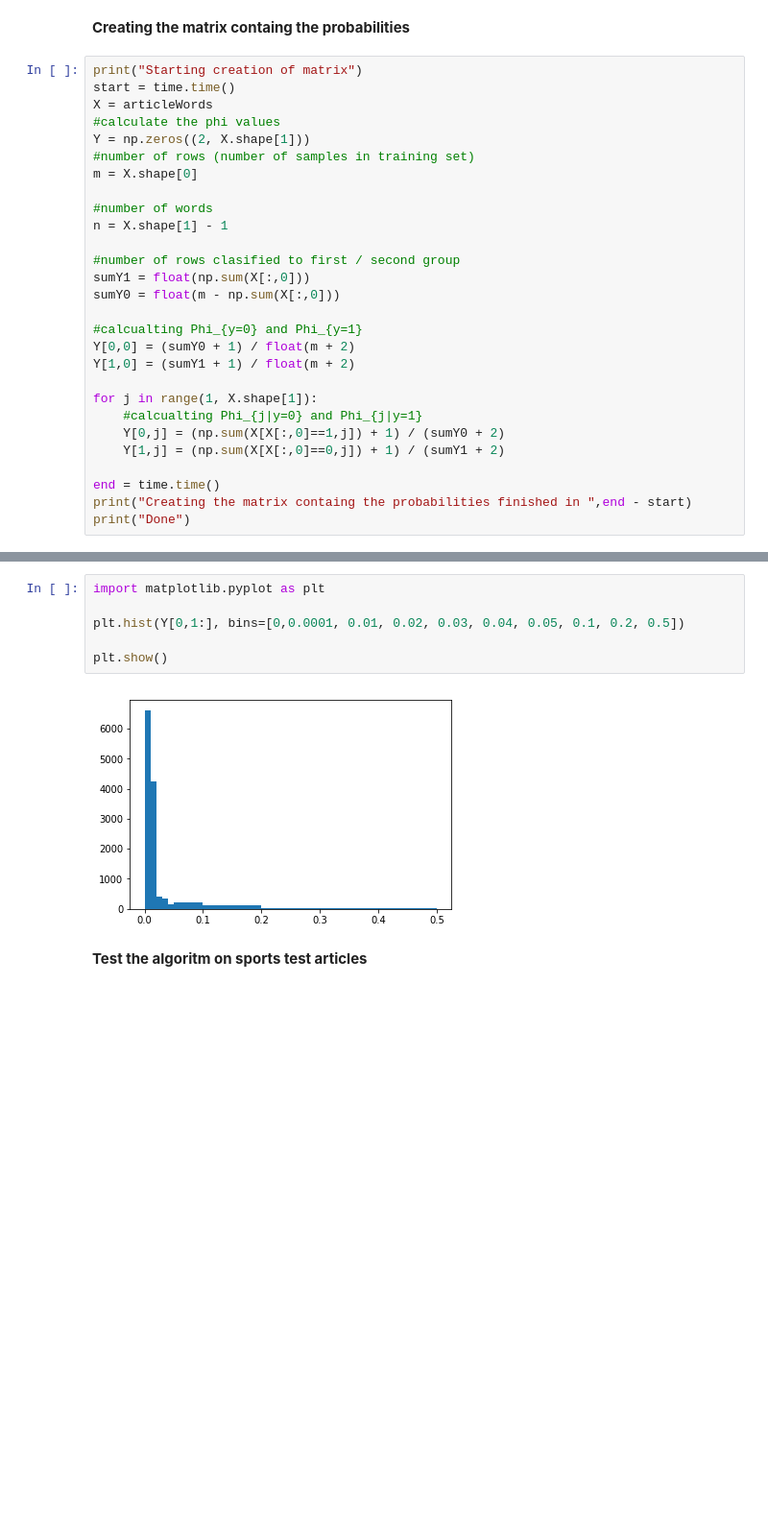
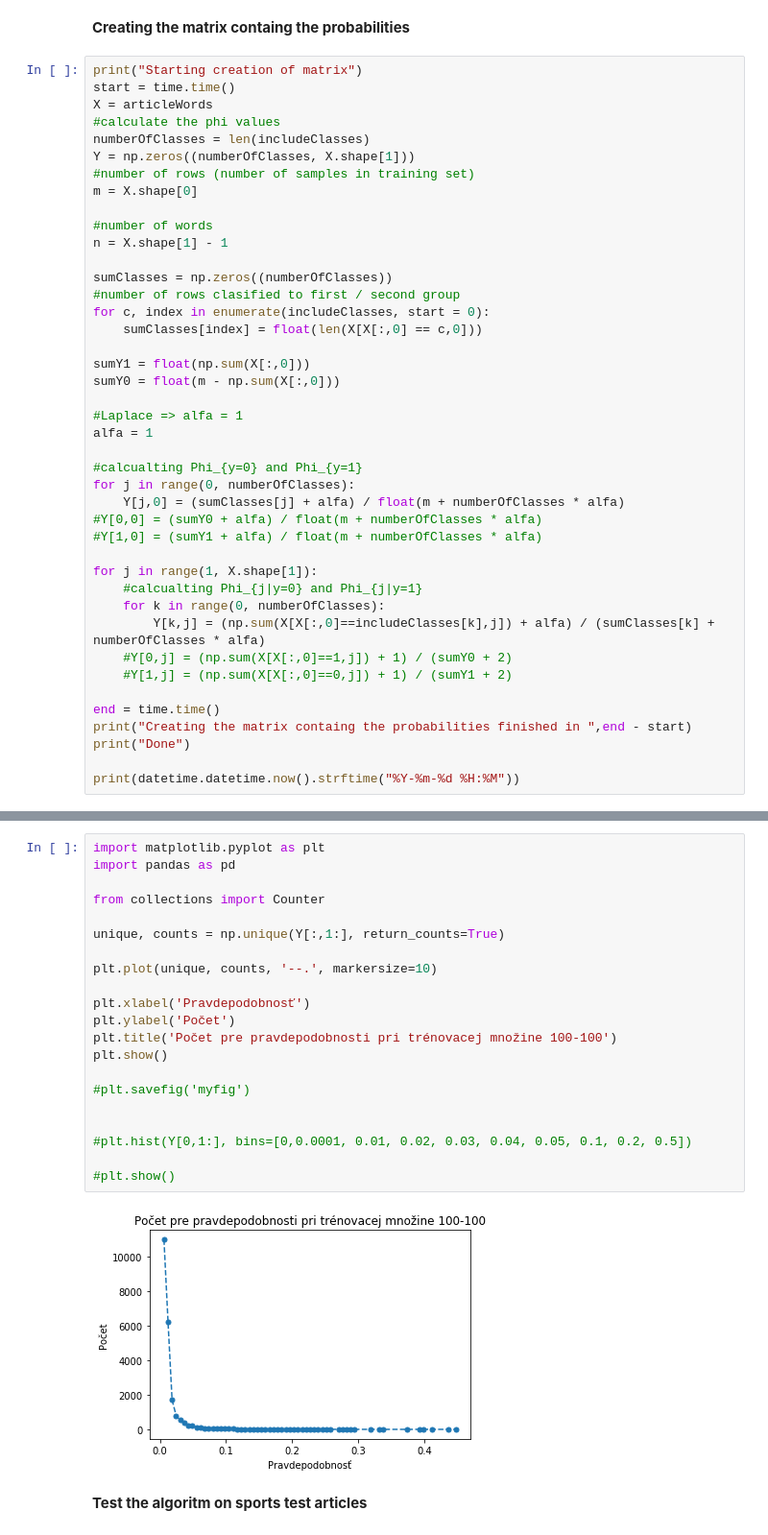
Before and after one commit to pkulcsarnr/BP-NB, a Jupyter notebook: BP_NB.ipynb, the cells around one changed output, grey strips where cells are left out. Shown at 96% size. Drawn from its saved outputs; the diff is of its cells as text; blank space fills up the shorter version.

```diff
--- a/BP_NB.ipynb
+++ b/BP_NB.ipynb
@@ -164,28 +227,42 @@ print("Starting creation of matrix")
 start = time.time()
 X = articleWords
 #calculate the phi values
-Y = np.zeros((2, X.shape[1]))
+numberOfClasses = len(includeClasses)
+Y = np.zeros((numberOfClasses, X.shape[1]))
 #number of rows (number of samples in training set)
 m = X.shape[0]
 
 #number of words
 n = X.shape[1] - 1
 
+sumClasses = np.zeros((numberOfClasses))
 #number of rows clasified to first / second group
+for c, index in enumerate(includeClasses, start = 0):
+    sumClasses[index] = float(len(X[X[:,0] == c,0]))
+
 sumY1 = float(np.sum(X[:,0]))
 sumY0 = float(m - np.sum(X[:,0]))
 
+#Laplace => alfa = 1
+alfa = 1
+
 #calcualting Phi_{y=0} and Phi_{y=1}
-Y[0,0] = (sumY0 + 1) / float(m + 2)
-Y[1,0] = (sumY1 + 1) / float(m + 2)
+for j in range(0, numberOfClasses):
+    Y[j,0] = (sumClasses[j] + alfa) / float(m + numberOfClasses * alfa)
+#Y[0,0] = (sumY0 + alfa) / float(m + numberOfClasses * alfa)
+#Y[1,0] = (sumY1 + alfa) / float(m + numberOfClasses * alfa)
 
 for j in range(1, X.shape[1]):
     #calcualting Phi_{j|y=0} and Phi_{j|y=1}
-    Y[0,j] = (np.sum(X[X[:,0]==1,j]) + 1) / (sumY0 + 2)
-    Y[1,j] = (np.sum(X[X[:,0]==0,j]) + 1) / (sumY1 + 2)
+    for k in range(0, numberOfClasses):
+        Y[k,j] = (np.sum(X[X[:,0]==includeClasses[k],j]) + alfa) / (sumClasses[k] + numberOfClasses * alfa)
+    #Y[0,j] = (np.sum(X[X[:,0]==1,j]) + 1) / (sumY0 + 2)
+    #Y[1,j] = (np.sum(X[X[:,0]==0,j]) + 1) / (sumY1 + 2)
 
 end = time.time()
 print("Creating the matrix containg the probabilities finished in ",end - start)
 print("Done")
+
+print(datetime.datetime.now().strftime("%Y-%m-%d %H:%M"))
 # %% [output]
 Starting creation of matrix
@@ -195,10 +272,25 @@ Done
 # %%
 import matplotlib.pyplot as plt
+import pandas as pd
 
-plt.hist(Y[0,1:], bins=[0,0.0001, 0.01, 0.02, 0.03, 0.04, 0.05, 0.1, 0.2, 0.5])
+from collections import Counter
 
+unique, counts = np.unique(Y[:,1:], return_counts=True)
+
+plt.plot(unique, counts, '--.', markersize=10)
+
+plt.xlabel('Pravdepodobnosť')
+plt.ylabel('Počet')
+plt.title('Počet pre pravdepodobnosti pri trénovacej množine 100-100')
 plt.show()
+
+#plt.savefig('myfig')
+
+
+#plt.hist(Y[0,1:], bins=[0,0.0001, 0.01, 0.02, 0.03, 0.04, 0.05, 0.1, 0.2, 0.5])
+
+#plt.show()
 # %% [output]
-[figure, old version]
+[figure, new version]
 # %% [markdown]
 **Test the algoritm on sports test articles**
```
Also changed, not shown: parts of 9 cells of this notebook.
